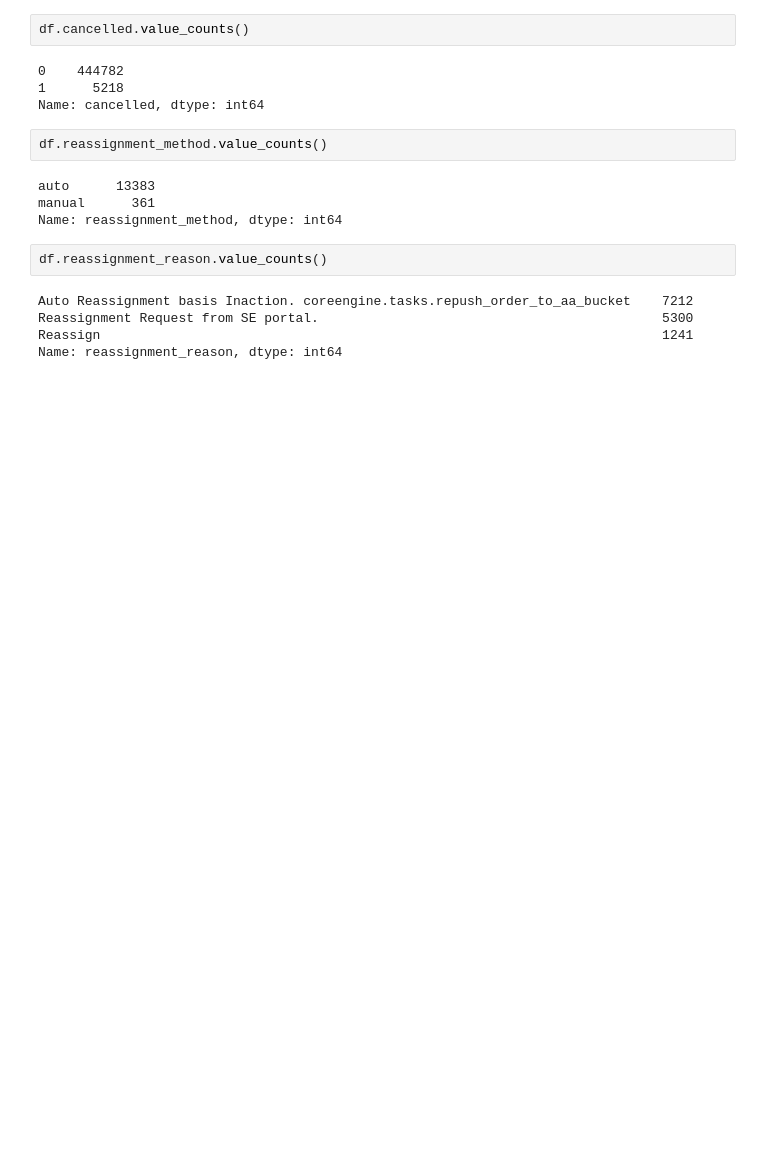
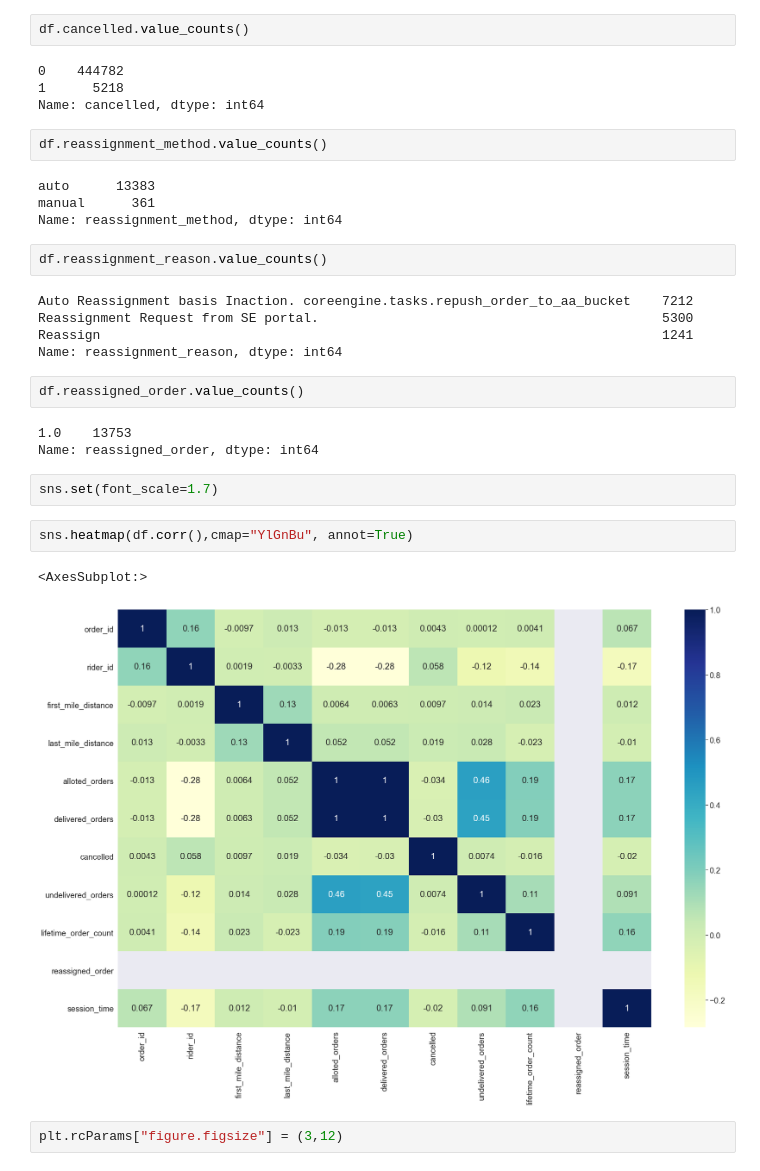
Before and after one commit to ramen-7/CascadeCupIITG, a Jupyter notebook: Hackathon Jan IITG/Book1.ipynb, the cells around one changed output. Saved outputs shown, nothing was run; the diff lists cells and outputs as text; blank space fills up the shorter version.

```diff
--- a/Hackathon Jan IITG/Book1.ipynb
+++ b/Hackathon Jan IITG/Book1.ipynb
@@ -73,3 +73,17 @@ Auto Reassignment basis Inaction. coreengine.tasks.repush_order_to_aa_bucket
 Reassignment Request from SE portal.                                            5300
 Reassign                                                                        1241
 Name: reassignment_reason, dtype: int64
+# %%
+df.reassigned_order.value_counts()
+# %% [output]
+1.0    13753
+Name: reassigned_order, dtype: int64
+# %%
+sns.set(font_scale=1.7)
+# %%
+sns.heatmap(df.corr(),cmap="YlGnBu", annot=True)
+# %% [output]
+<AxesSubplot:>
+[figure, added]
+# %%
+plt.rcParams["figure.figsize"] = (3,12)
```
Also changed, not shown: parts of 3 cells of this notebook.
